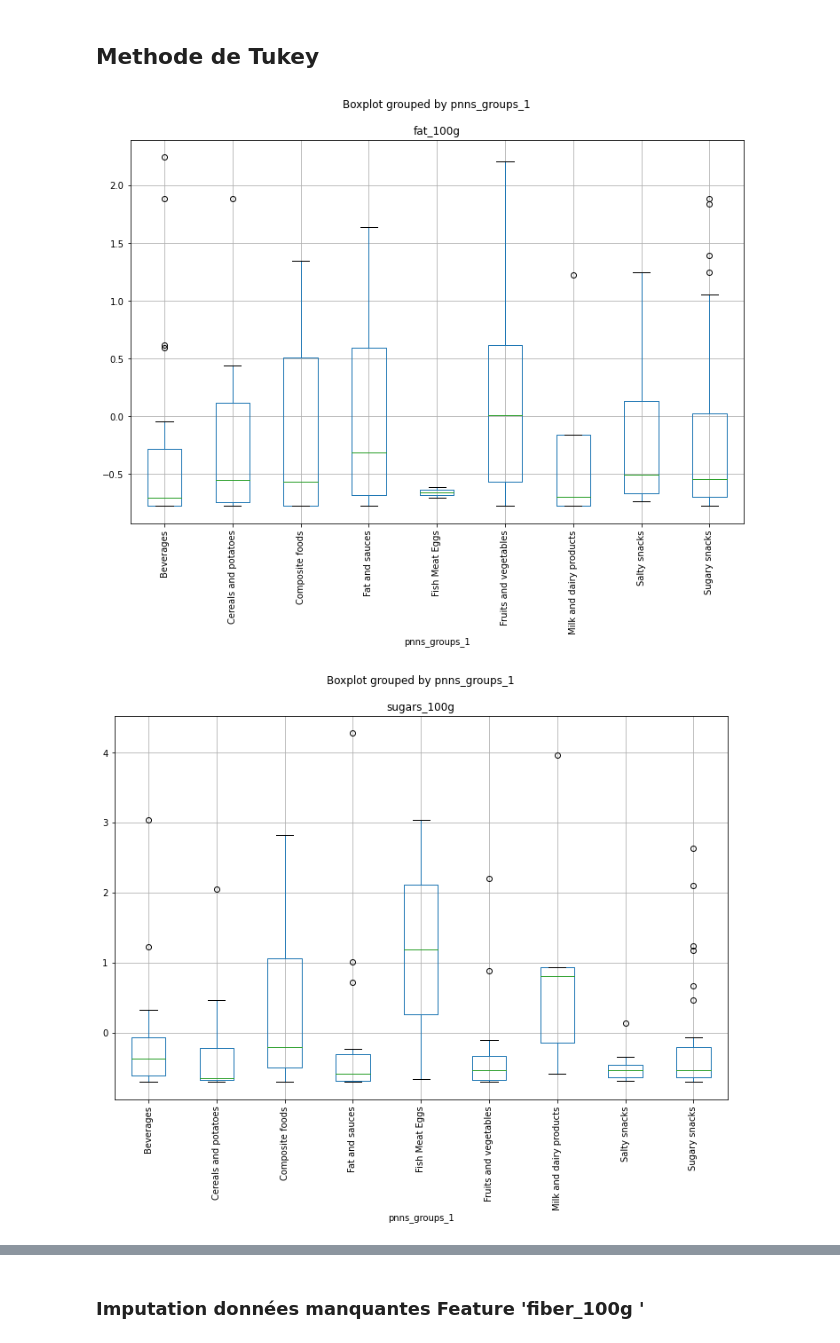
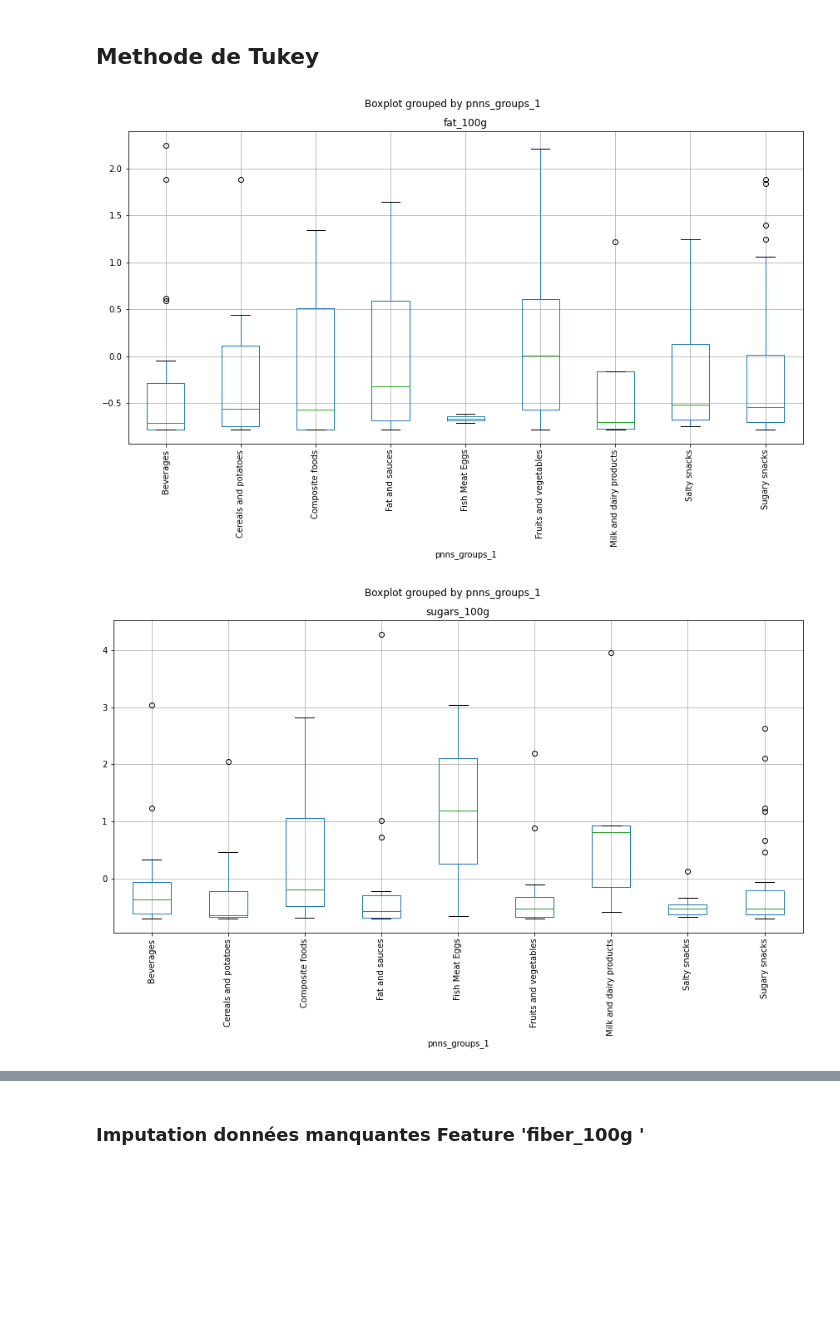
Before and after one commit to Antoine-LR/Python, a Jupyter notebook: RUDULIER_Antoine_1_notebook_nettoyage_122022.ipynb, the cells around one changed output, grey strips where cells are left out. Saved outputs shown, nothing was run; the diff lists cells and outputs as text; code cells hidden in the pictures; blank space fills up the shorter version.

```diff
--- a/RUDULIER_Antoine_1_notebook_nettoyage_122022.ipynb
+++ b/RUDULIER_Antoine_1_notebook_nettoyage_122022.ipynb
@@ -483,9 +489,10 @@ df.shape
 # %%
 df_after = df.copy()
 # %%
-numerical_value_100g = ['fat_100g', 'sugars_100g','energy_100g',
-                        'carbohydrates_100g', 'saturated-fat_100g', 'fiber_100g',
-                        'proteins_100g', 'salt_100g']
+# définition du nutritional value 100g
+nutritional_value_100g = ['fat_100g', 'sugars_100g',
+                          'carbohydrates_100g', 'saturated-fat_100g', 'fiber_100g',
+                          'proteins_100g', 'salt_100g']
 # %%
 def range_0_100(df, cols):
     for col in cols:
@@ -496,5 +503,5 @@ range_0_100(df_after, numerical_value_100g)
 # %%
-for col in numerical_value_100g:
+for col in nutritional_value_100g:
     plt.figure(figsize=(16, 4))
 
     plt.subplot(141)
@@ -719,6 +870,10 @@ df_test_tukey = df.copy()
 ## Normalisation
 # %%
 from sklearn.preprocessing import StandardScaler
+# %%
+numerical_value_100g = ['fat_100g', 'sugars_100g','energy_100g',
+                        'carbohydrates_100g', 'saturated-fat_100g', 'fiber_100g',
+                        'proteins_100g', 'salt_100g']
 # %%
 X = df_test_tukey.select_dtypes(include=np.number)
 # %%
@@ -746,9 +903,10 @@ df_scaled.boxplot(vert=False)
 # %%
 #Create a boxplot
 for col in numerical_value_100g:
     df_scaled.boxplot(col, by='pnns_groups_1', figsize=(12, 8))
     plt.xticks(rotation='90')
+    plt.tight_layout()
     plt.show()
 # %% [output]
-[figure, old version]
+[figure, new version]
-[figure, old version]
+[figure, new version]
```
Also changed, not shown: parts of 99 cells of this notebook.
